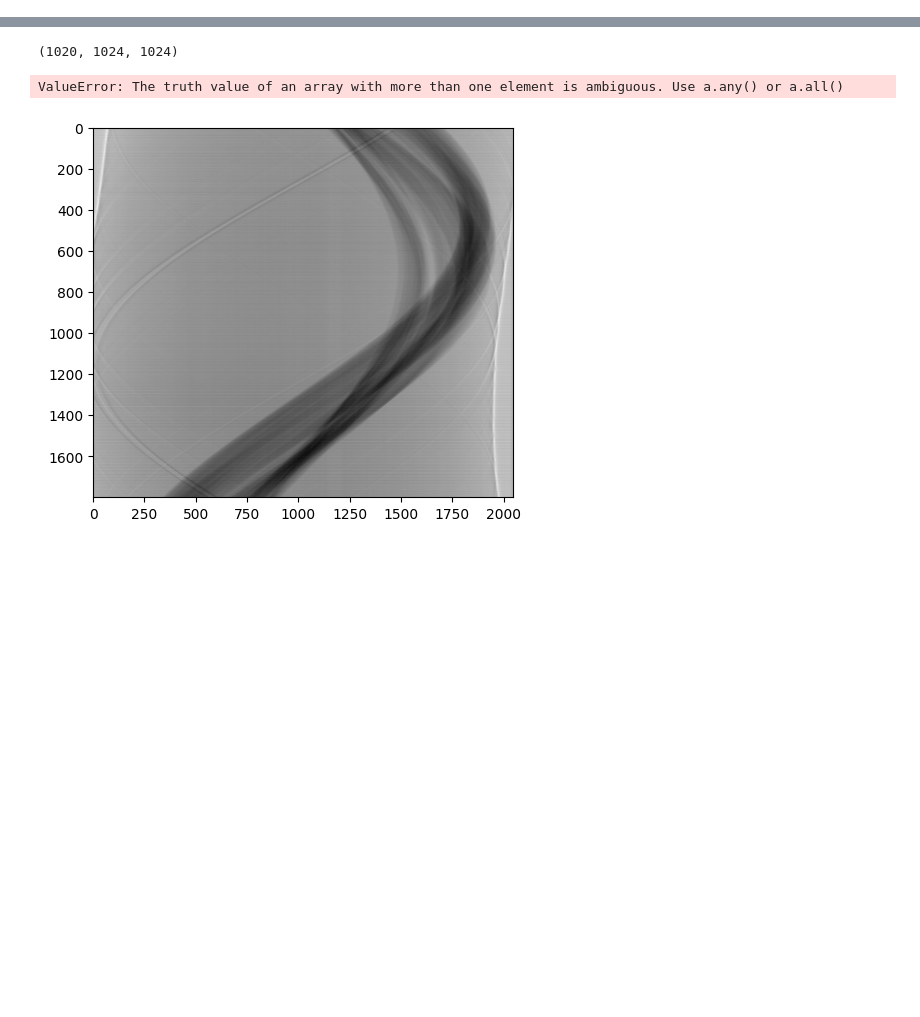
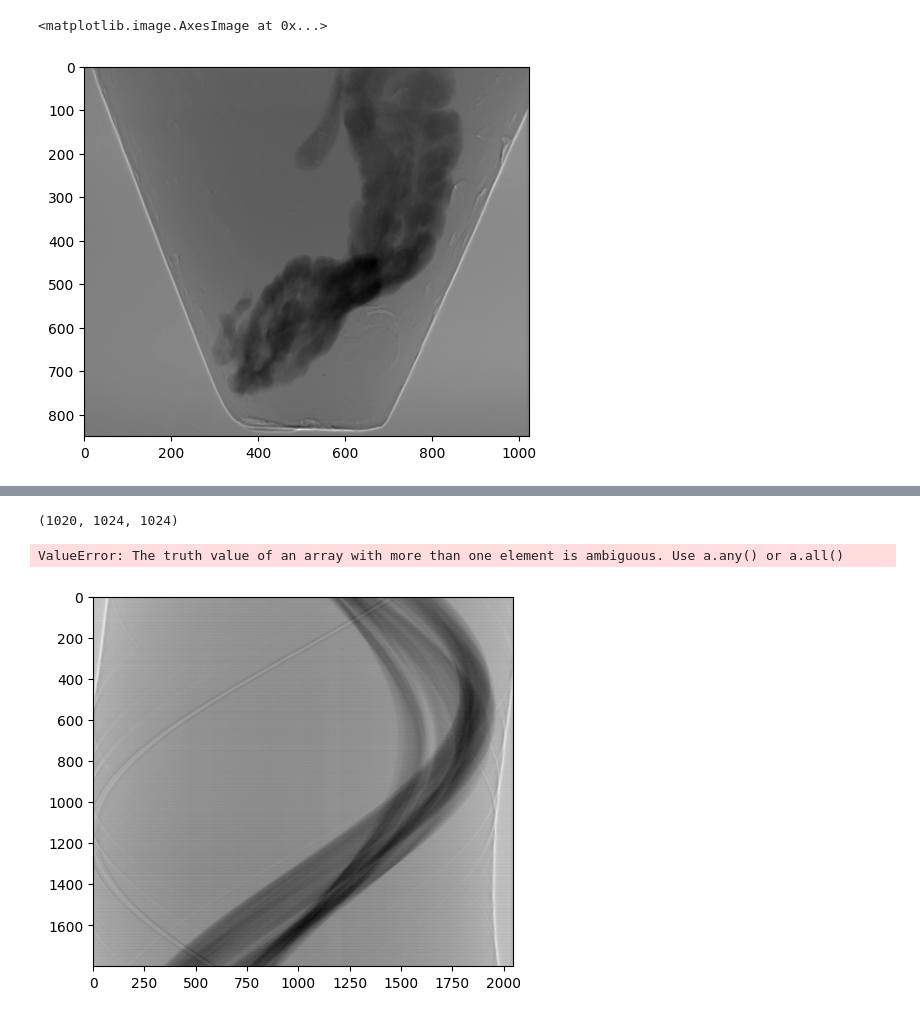
Before and after one commit to obandomarcos/ToMoDL, a Jupyter notebook: test_tomopy.ipynb, the cells around one changed output, grey strips where cells are left out. Cells and saved outputs as stored; diff of their text form; code cells hidden in the pictures; blank space fills up the shorter version.

```diff
--- a/test_tomopy.ipynb
+++ b/test_tomopy.ipynb
@@ -3,7 +3,12 @@ import tomopy
 import matplotlib.pyplot as plt
 import numpy as np
 import k3d
-#impoer resize 3D image
+# impoer resize 3D image
 from skimage.transform import resize
+import tifffile as tiff
+import glob
+import tqdm
 
 k3d.switch_to_text_protocol()
+def normalize_01(images):
+    return (images - images.min()) / (images.max() - images.min())
@@ -37,0 +116,5 @@ rec = tomopy.recon(
+# %%
+plt.imshow(sinos_normalized[0], cmap="gray")
+# %% [output]
+<matplotlib.image.AxesImage at 0x...>
+[figure, added]
```
Also changed, not shown: parts of 17 cells of this notebook, 1 other file.
